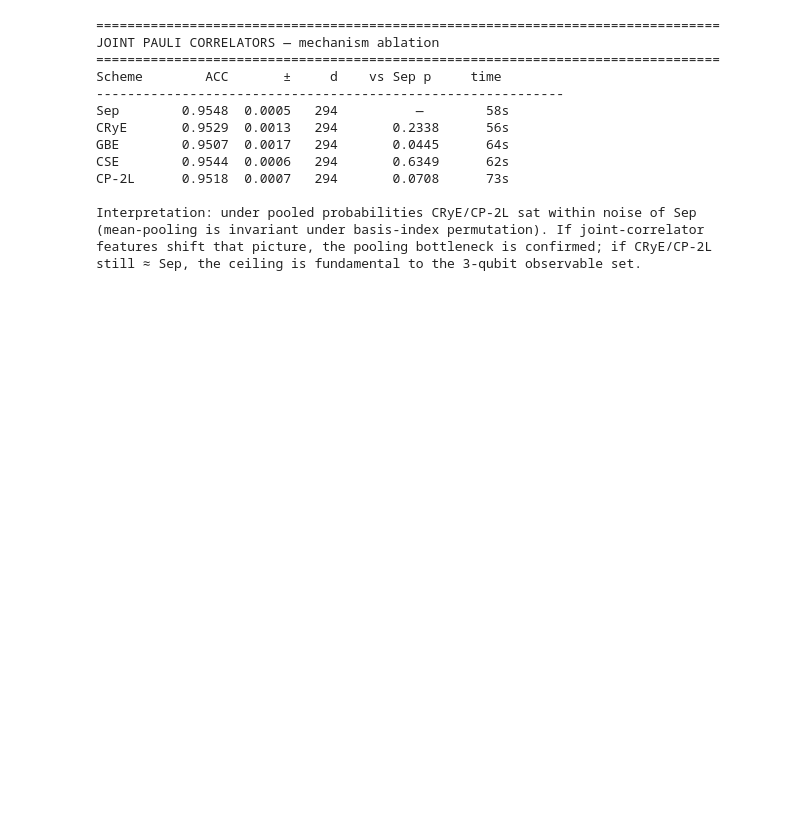
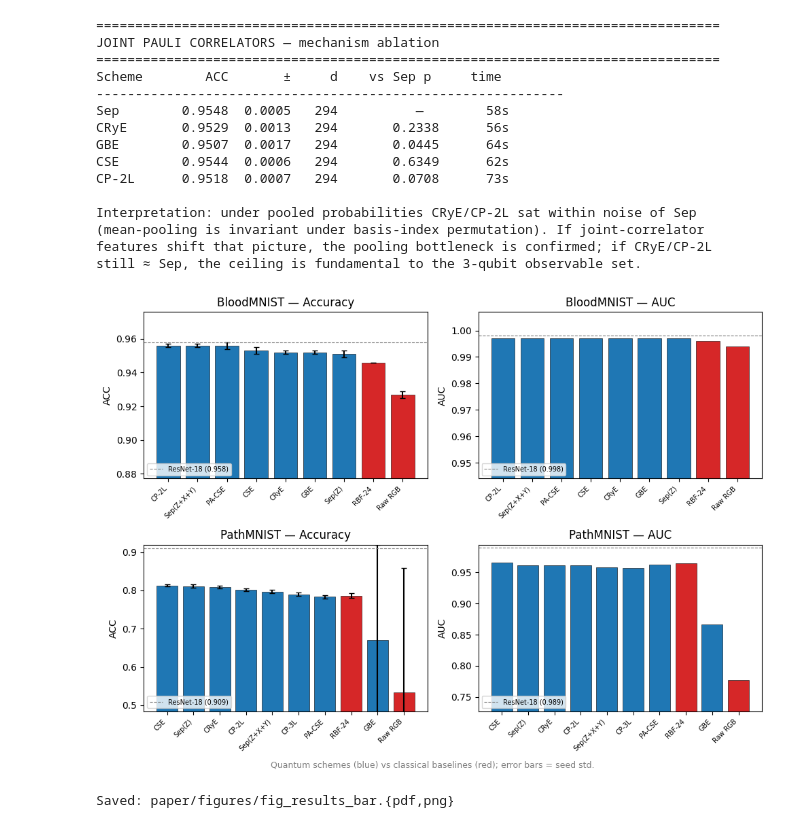
Before and after one commit to el-dAna/QIP, a Jupyter notebook: Phase7_BloodMNIST.ipynb, the cells around one changed output. Drawn from its saved outputs; the diff is of its cells as text; code cells hidden in the pictures; blank space fills up the shorter version.

Commit message:
paper rewritten to have a new focus, all graphics generated, uwave not inlcuded, sidestepped as future work

```diff
--- a/Phase7_BloodMNIST.ipynb
+++ b/Phase7_BloodMNIST.ipynb
@@ -968,3 +968,82 @@ Interpretation: under pooled probabilities CRyE/CP-2L sat within noise of Sep
 (mean-pooling is invariant under basis-index permutation). If joint-correlator
 features shift that picture, the pooling bottleneck is confirmed; if CRyE/CP-2L
 still ≈ Sep, the ceiling is fundamental to the 3-qubit observable set.
+# %%
+# ==================================================================
+# Manuscript figure: fig_results_bar.{pdf,png}
+# Two-panel headline bar chart for both datasets.
+# Self-contained: results numbers inlined from latest seed runs (Tables II, III).
+# ==================================================================
+import os
+import numpy as np
+import matplotlib.pyplot as plt
+os.makedirs('paper/figures', exist_ok=True)
+
+# (scheme, ACC, ACC_std, AUC, kind) — kind in {'q', 'c'} for quantum/classical
+BLOOD = [
+    ('CP-2L',   0.956, 0.001, 0.997, 'q'),
+    ('Sep(Z+X+Y)', 0.956, 0.001, 0.997, 'q'),
+    ('PA-CSE',  0.956, 0.002, 0.997, 'q'),
+    ('CSE',     0.953, 0.002, 0.997, 'q'),
+    ('CRyE',    0.952, 0.001, 0.997, 'q'),
+    ('GBE',     0.952, 0.001, 0.997, 'q'),
+    ('Sep(Z)',  0.951, 0.002, 0.997, 'q'),
+    ('RBF-24',  0.946, 0.000, 0.996, 'c'),
+    ('Raw RGB', 0.927, 0.002, 0.994, 'c'),
+]
+PATH = [
+    ('CSE',     0.813, 0.003, 0.966, 'q'),
+    ('Sep(Z)',  0.811, 0.004, 0.961, 'q'),
+    ('CRyE',    0.809, 0.003, 0.961, 'q'),
+    ('CP-2L',   0.802, 0.004, 0.961, 'q'),
+    ('Sep(Z+X+Y)', 0.797, 0.005, 0.958, 'q'),
+    ('CP-3L',   0.790, 0.004, 0.957, 'q'),
+    ('PA-CSE',  0.783, 0.005, 0.962, 'q'),
+    ('RBF-24',  0.786, 0.006, 0.964, 'c'),
+    ('GBE',     0.670, 0.249, 0.866, 'q'),
+    ('Raw RGB', 0.534, 0.325, 0.777, 'c'),
+]
+SOTA_BLOOD_ACC, SOTA_BLOOD_AUC = 0.958, 0.998
+SOTA_PATH_ACC,  SOTA_PATH_AUC  = 0.909, 0.989
+
+def _bar_panel(ax_acc, ax_auc, rows, sota_acc, sota_auc, title):
+    names = [r[0] for r in rows]
+    accs  = np.array([r[1] for r in rows])
+    stds  = np.array([r[2] for r in rows])
+    aucs  = np.array([r[3] for r in rows])
+    cols  = ['#1f77b4' if r[4] == 'q' else '#d62728' for r in rows]
+    x = np.arange(len(rows))
+
+    ax_acc.bar(x, accs, yerr=stds, color=cols, edgecolor='k', lw=0.4, capsize=3)
+    ax_acc.axhline(sota_acc, color='gray', linestyle='--', lw=0.8, label=f'ResNet-18 ({sota_acc:.3f})')
+    ax_acc.set_ylim(min(accs.min() - 0.05, sota_acc - 0.05), max(accs.max() + 0.02, sota_acc + 0.01))
+    ax_acc.set_xticks(x)
+    ax_acc.set_xticklabels(names, rotation=45, ha='right', fontsize=7)
+    ax_acc.set_ylabel('ACC')
+    ax_acc.set_title(f'{title} — Accuracy')
+    ax_acc.legend(loc='lower left', fontsize=7)
+
+    ax_auc.bar(x, aucs, color=cols, edgecolor='k', lw=0.4)
+    ax_auc.axhline(sota_auc, color='gray', linestyle='--', lw=0.8, label=f'ResNet-18 ({sota_auc:.3f})')
+    ax_auc.set_ylim(min(aucs.min() - 0.05, sota_auc - 0.05), max(aucs.max() + 0.01, sota_auc + 0.005))
+    ax_auc.set_xticks(x)
+    ax_auc.set_xticklabels(names, rotation=45, ha='right', fontsize=7)
+    ax_auc.set_ylabel('AUC')
+    ax_auc.set_title(f'{title} — AUC')
+    ax_auc.legend(loc='lower left', fontsize=7)
+
+fig, axes = plt.subplots(2, 2, figsize=(10, 7))
+_bar_panel(axes[0, 0], axes[0, 1], BLOOD, SOTA_BLOOD_ACC, SOTA_BLOOD_AUC, 'BloodMNIST')
+_bar_panel(axes[1, 0], axes[1, 1], PATH,  SOTA_PATH_ACC,  SOTA_PATH_AUC,  'PathMNIST')
+
+# Shared legend element note
+fig.text(0.5, -0.01, 'Quantum schemes (blue) vs classical baselines (red); error bars = seed std.',
+         ha='center', fontsize=9, color='gray')
+plt.tight_layout()
+plt.savefig('paper/figures/fig_results_bar.pdf', bbox_inches='tight')
+plt.savefig('paper/figures/fig_results_bar.png', dpi=300, bbox_inches='tight')
+plt.show()
+print('Saved: paper/figures/fig_results_bar.{pdf,png}')
+# %% [output]
+[figure, added]
+Saved: paper/figures/fig_results_bar.{pdf,png}
```
Also changed, not shown: 10 other files.
